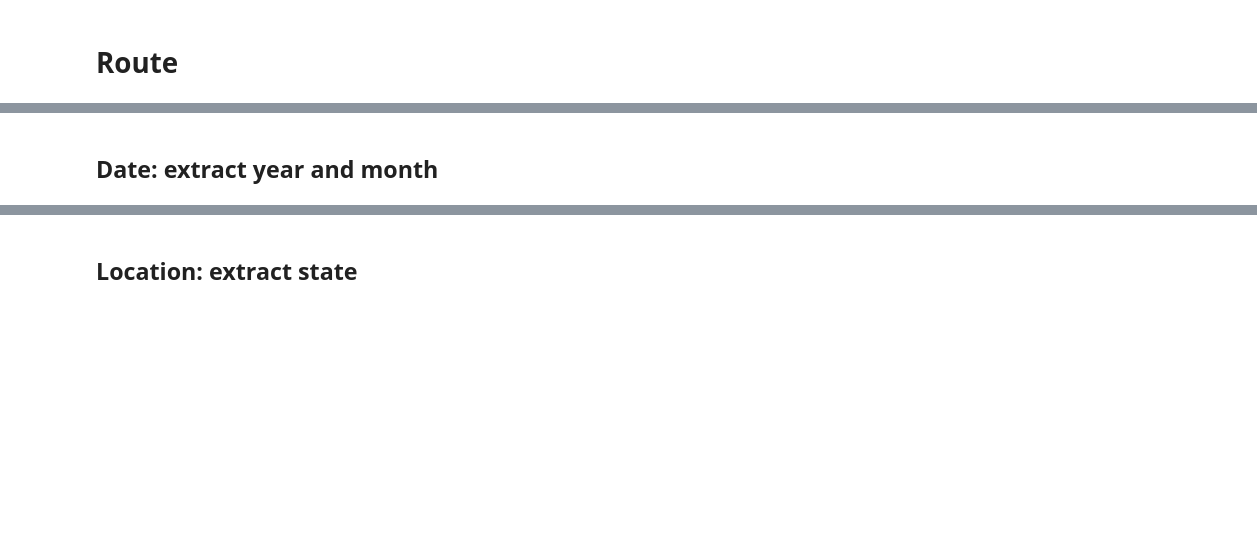
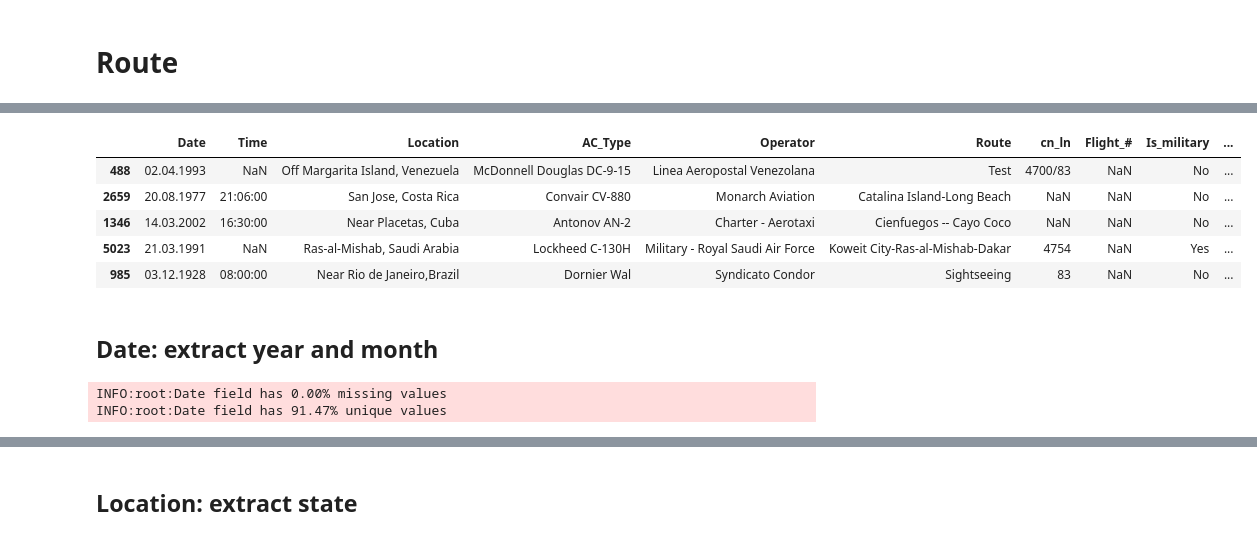
Before and after one commit to kiselevskaya/plane_crash_model_deployment, a Jupyter notebook: plane_crash_EDA copy.ipynb, the cells around one changed output, grey strips where cells are left out. Drawn from its saved outputs; the diff is of its cells as text; code cells hidden in the pictures; blank space fills up the shorter version.

```diff
--- a/plane_crash_EDA copy.ipynb
+++ b/plane_crash_EDA copy.ipynb
@@ -411,10 +456,24 @@ Routes_#
 6      26
 7       1
 Name: count, dtype: int64
+# %%
+data[data[DataSchema.routes_n] == 1].sample(5)
+# %% [output]
+|  | Date | Time | Location | AC_Type | Operator | Route | cn_ln | Flight_# | Is_military | ... |
+| 488 | 02.04.1993 | NaN | Off Margarita Island, Venezuela | McDonnell Douglas DC-9-15 | Linea Aeropostal Venezolana | Test | 4700/83 | NaN | No | ... |
+| 2659 | 20.08.1977 | 21:06:00 | San Jose, Costa Rica | Convair CV-880 | Monarch Aviation | Catalina Island-Long Beach | NaN | NaN | No | ... |
+| 1346 | 14.03.2002 | 16:30:00 | Near Placetas, Cuba | Antonov AN-2 | Charter - Aerotaxi | Cienfuegos -- Cayo Coco | NaN | NaN | No | ... |
+| 5023 | 21.03.1991 | NaN | Ras-al-Mishab, Saudi Arabia | Lockheed C-130H | Military - Royal Saudi Air Force | Koweit City-Ras-al-Mishab-Dakar | 4754 | NaN | Yes | ... |
+| 985 | 03.12.1928 | 08:00:00 | Near Rio de Janeiro,Brazil | Dornier Wal | Syndicato Condor | Sightseeing | 83 | NaN | No | ... |
 # %%
 redundant_columns.append(DataSchema.route)
 # %% [markdown]
 ## Date: extract year and month
+# %%
+get_pct_missing_and_unique(DataSchema.date)
+# %% [output]
+INFO:root:Date field has 0.00% missing values
+INFO:root:Date field has 91.47% unique values
 # %%
 # extract year and month from date into separate columns
 data[DataSchema.year] = pd.to_datetime(data[DataSchema.date]).dt.year
```
Also changed, not shown: parts of 127 cells of this notebook.
